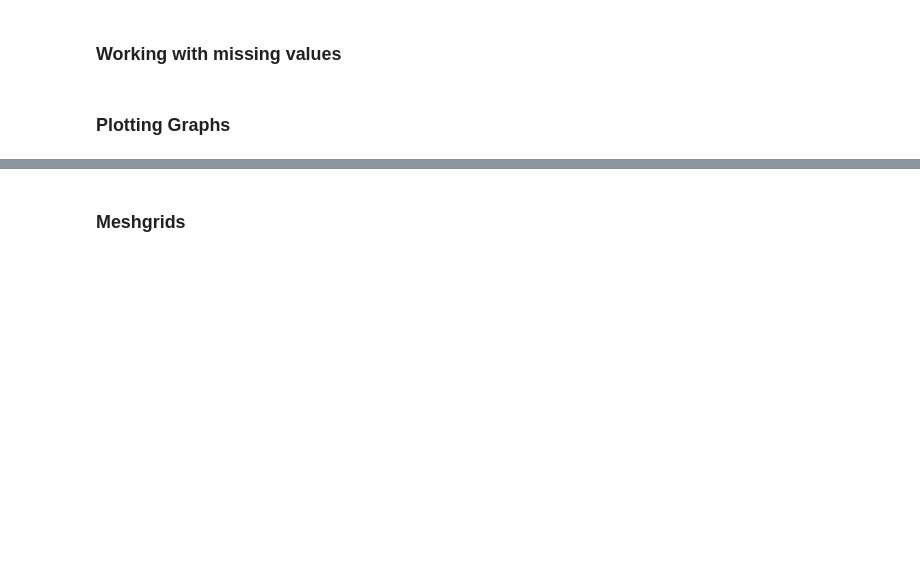
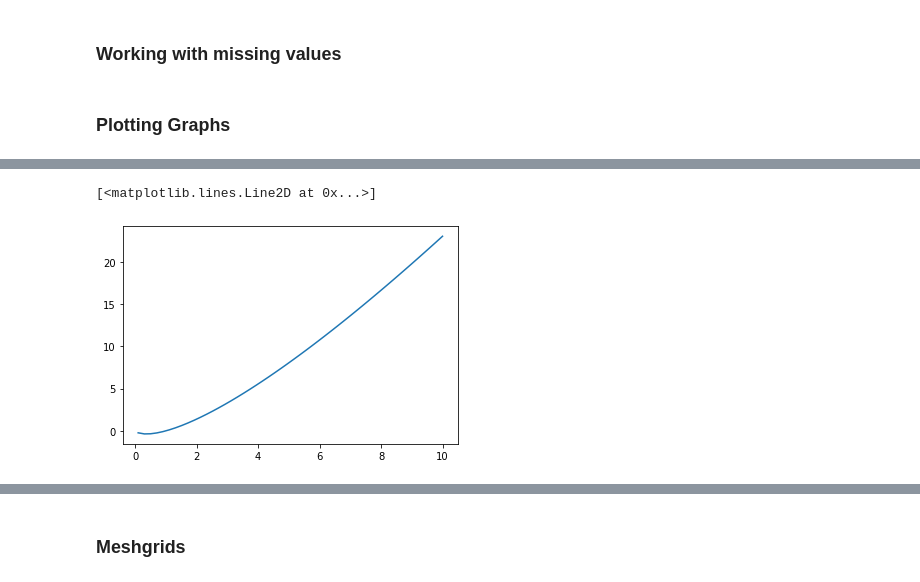
Before and after one commit to rajeshchengannur/Datascience, a Jupyter notebook: session_14_numpy_advanced.ipynb, the cells around one changed output, grey strips where cells are left out. Saved outputs shown, nothing was run; the diff lists cells and outputs as text; code cells hidden in the pictures; blank space fills up the shorter version.

```diff
--- a/session_14_numpy_advanced.ipynb
+++ b/session_14_numpy_advanced.ipynb
@@ -157,2 +213,7 @@ print(b)
 # %%
 # y = xlog(x)
+y=x*np.log(x)
+plt.plot(x,y)
+# %% [output]
+[<matplotlib.lines.Line2D at 0x...>]
+[figure, added]
```
Also changed, not shown: parts of 12 cells of this notebook.
